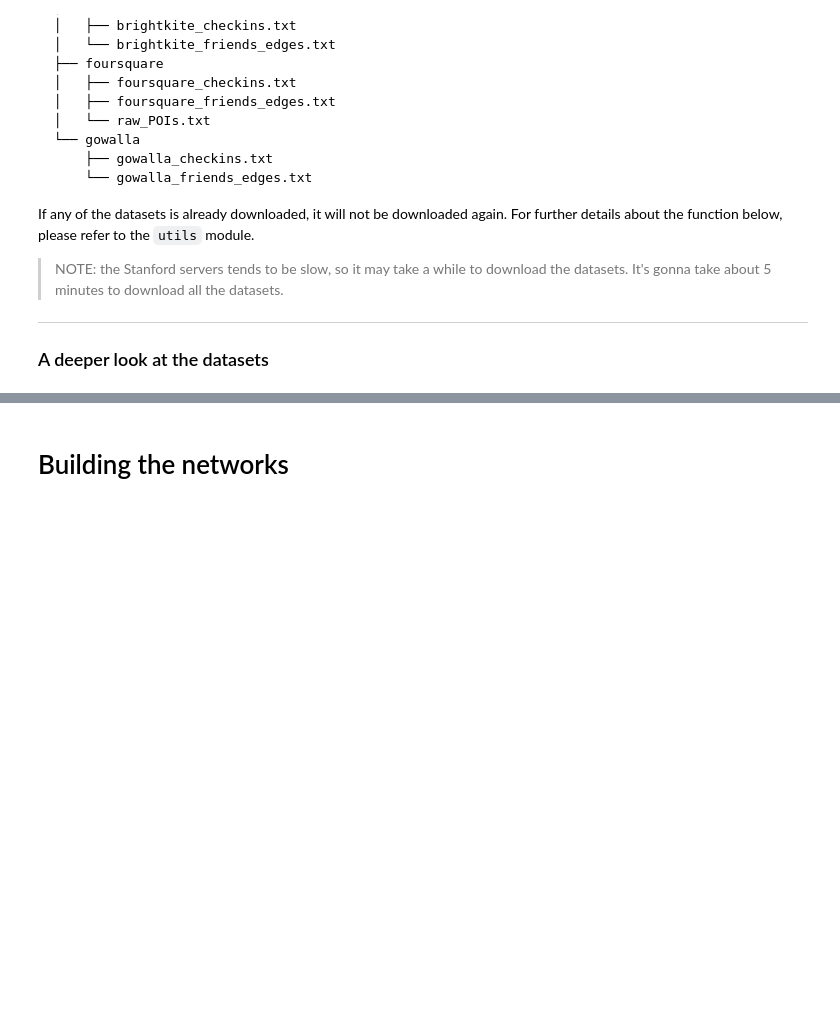
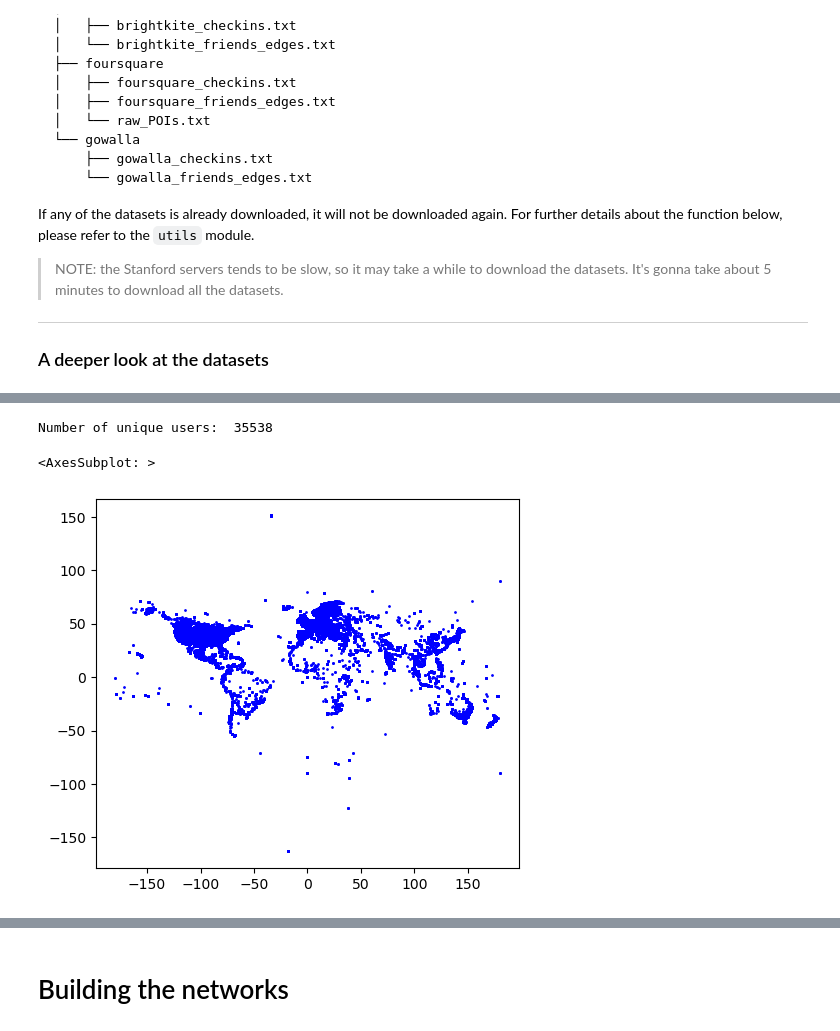
Before and after one commit to lukefleed/small-worlds, a Jupyter notebook: main.ipynb, the cells around one changed output, grey strips where cells are left out. Saved outputs shown, nothing was run; the diff lists cells and outputs as text; code cells hidden in the pictures; blank space fills up the shorter version.

```diff
--- a/main.ipynb
+++ b/main.ipynb
@@ -155,0 +209,21 @@ download_datasets()
+# %%
+df_brighkite = pd.read_csv(os.path.join('test_data', 'brightkite', 'brightkite_checkins_full.txt'),
+                            sep='\t',
+                            header=None,
+                            names=['user id', 'check-in time', 'latitude', 'longitude', 'location id'],
+                            parse_dates=['check-in time'],
+                            engine='pyarrow')
+
+# take only the dates from 2009
+df_brighkite = df_brighkite[df_brighkite['check-in time'].dt.year == 2009]
+
+# convert the dataframe to geopandas dataframe
+gdf_brightkite = gpd.GeoDataFrame(df_brighkite, geometry=gpd.points_from_xy(df_brighkite.longitude, df_brighkite.latitude))
+
+# plot the geopandas dataframe
+print("Number of unique users: ", len(df_brighkite['user id'].unique()))
+gdf_brightkite.plot(marker='o', color='blue', markersize=1)
+# %% [output]
+Number of unique users:  35538
+<AxesSubplot: >
+[figure, added]
```
Also changed, not shown: parts of 40 cells of this notebook, 12 other files.
